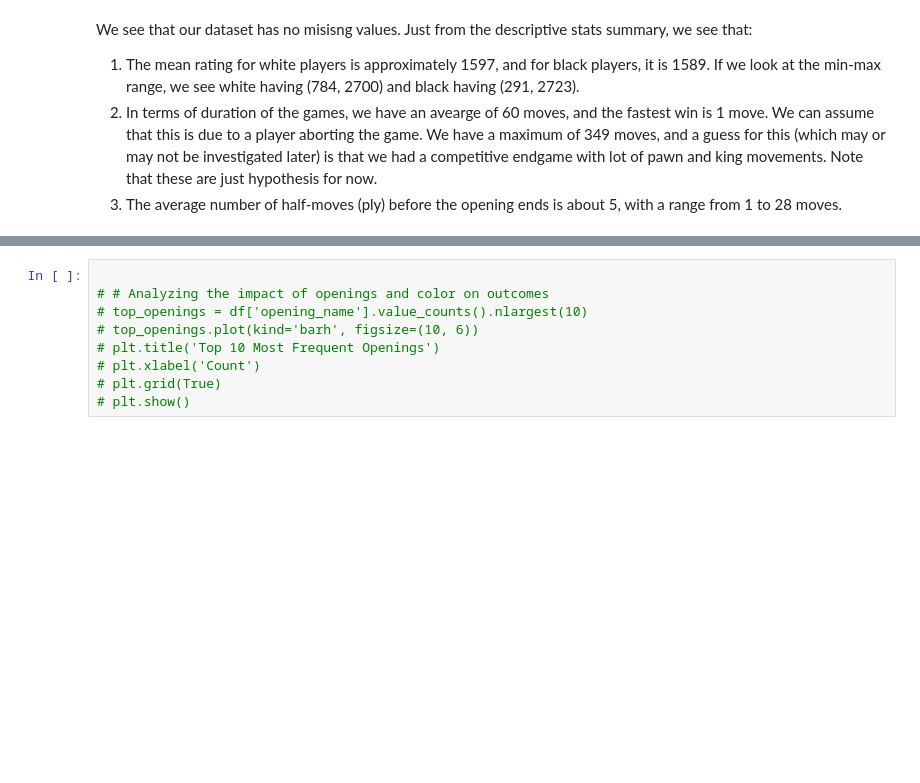
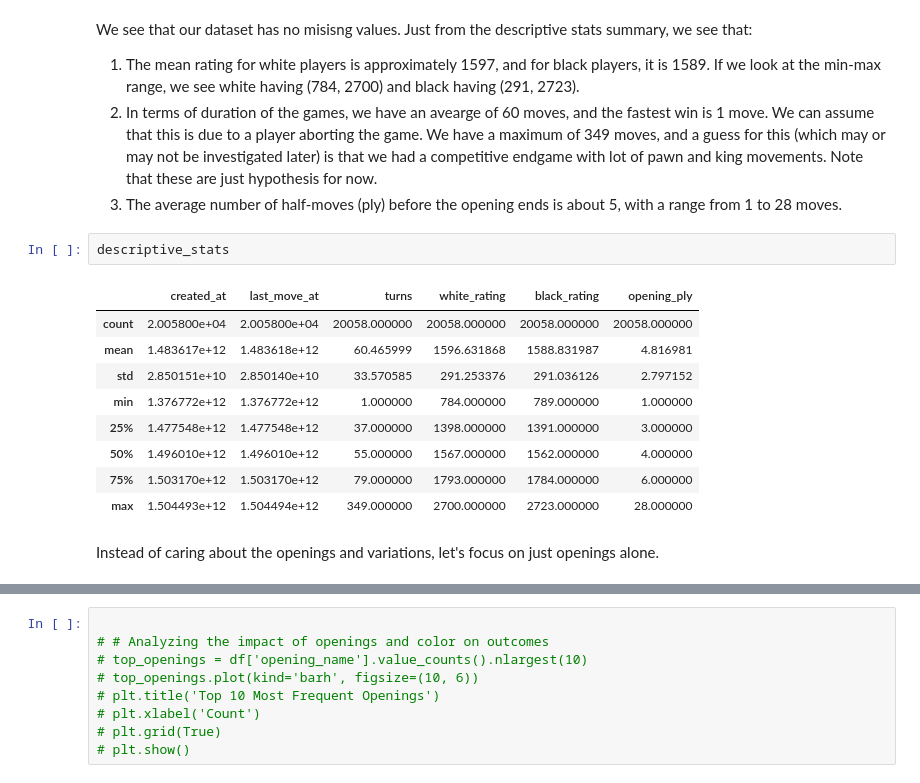
Before and after one commit to Ajodo-Godson/CP191-RAR, a Jupyter notebook: Game_Modelling.ipynb, the cells around one changed output, grey strips where cells are left out. Drawn from its saved outputs; the diff is of its cells as text; blank space fills up the shorter version.

Commit message:
did some cleaning on the openings

```diff
--- a/Game_Modelling.ipynb
+++ b/Game_Modelling.ipynb
@@ -108,3 +104,17 @@ Just from the descriptive stats summary, we see that:
 1. The mean rating for white players is approximately 1597, and for black players, it is 1589. If we look at the min-max range, we see white having (784, 2700) and black having (291, 2723).
 2. In terms of duration of the games, we have an avearge of 60 moves, and the fastest win is 1 move. We can assume that this is due to a player aborting the game. We have a maximum of 349 moves, and a guess for this (which may or may not be investigated later) is that we had a competitive endgame with lot of pawn and king movements. Note that these are just hypothesis for now.
 3. The average number of half-moves (ply) before the opening ends is about 5, with a range from 1 to 28 moves.
+# %%
+descriptive_stats
+# %% [output]
+|  | created_at | last_move_at | turns | white_rating | black_rating | opening_ply |
+| count | 2.005800e+04 | 2.005800e+04 | 20058.000000 | 20058.000000 | 20058.000000 | 20058.000000 |
+| mean | 1.483617e+12 | 1.483618e+12 | 60.465999 | 1596.631868 | 1588.831987 | 4.816981 |
+| std | 2.850151e+10 | 2.850140e+10 | 33.570585 | 291.253376 | 291.036126 | 2.797152 |
+| min | 1.376772e+12 | 1.376772e+12 | 1.000000 | 784.000000 | 789.000000 | 1.000000 |
+| 25% | 1.477548e+12 | 1.477548e+12 | 37.000000 | 1398.000000 | 1391.000000 | 3.000000 |
+| 50% | 1.496010e+12 | 1.496010e+12 | 55.000000 | 1567.000000 | 1562.000000 | 4.000000 |
+| 75% | 1.503170e+12 | 1.503170e+12 | 79.000000 | 1793.000000 | 1784.000000 | 6.000000 |
+| max | 1.504493e+12 | 1.504494e+12 | 349.000000 | 2700.000000 | 2723.000000 | 28.000000 |
+# %% [markdown]
+Instead of caring about the openings and variations, let's focus on just openings alone.
```
Also changed, not shown: parts of 18 cells of this notebook.
